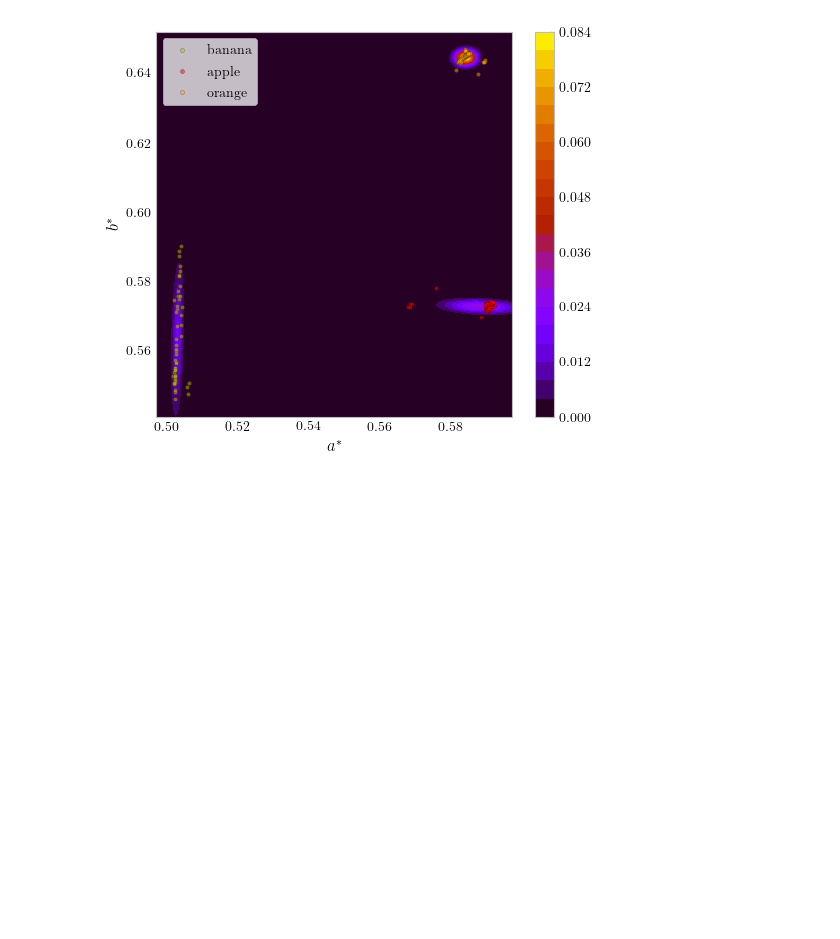
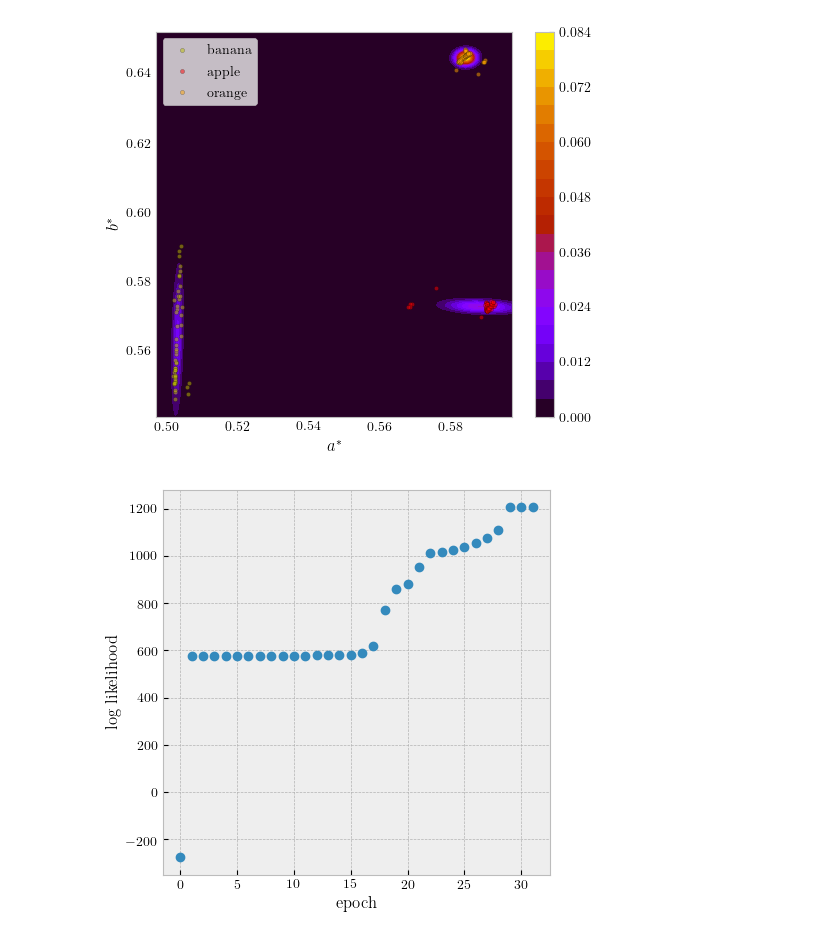
Before and after one commit to kvdomingo/AP186, a Jupyter notebook: Activity 15 - Expectation Maximization/186-15.ipynb, the cells around one changed output. Cells and saved outputs as stored; diff of their text form; code cells hidden in the pictures; blank space fills up the shorter version.

```diff
--- a/Activity 15 - Expectation Maximization/186-15.ipynb
+++ b/Activity 15 - Expectation Maximization/186-15.ipynb
@@ -114,6 +114,7 @@ class ExpectationMaximization:
                 ll_new += np.log(s)
             self.graph_loss.append(ll_new)
             if abs(ll_new - ll_old) < self.baseline:
+                self.last_epoch = count + 1
                 break
             ll_old = ll_new
 
@@ -157,3 +158,10 @@ plt.colorbar()
 plt.show()
 # %% [output]
 [figure]
+# %%
+plt.plot(range(em.last_epoch), em.graph_loss, 'o')
+plt.xlabel('epoch')
+plt.ylabel('log likelihood')
+plt.show()
+# %% [output]
+[figure, added]
```
Also changed, not shown: 24 other files.
